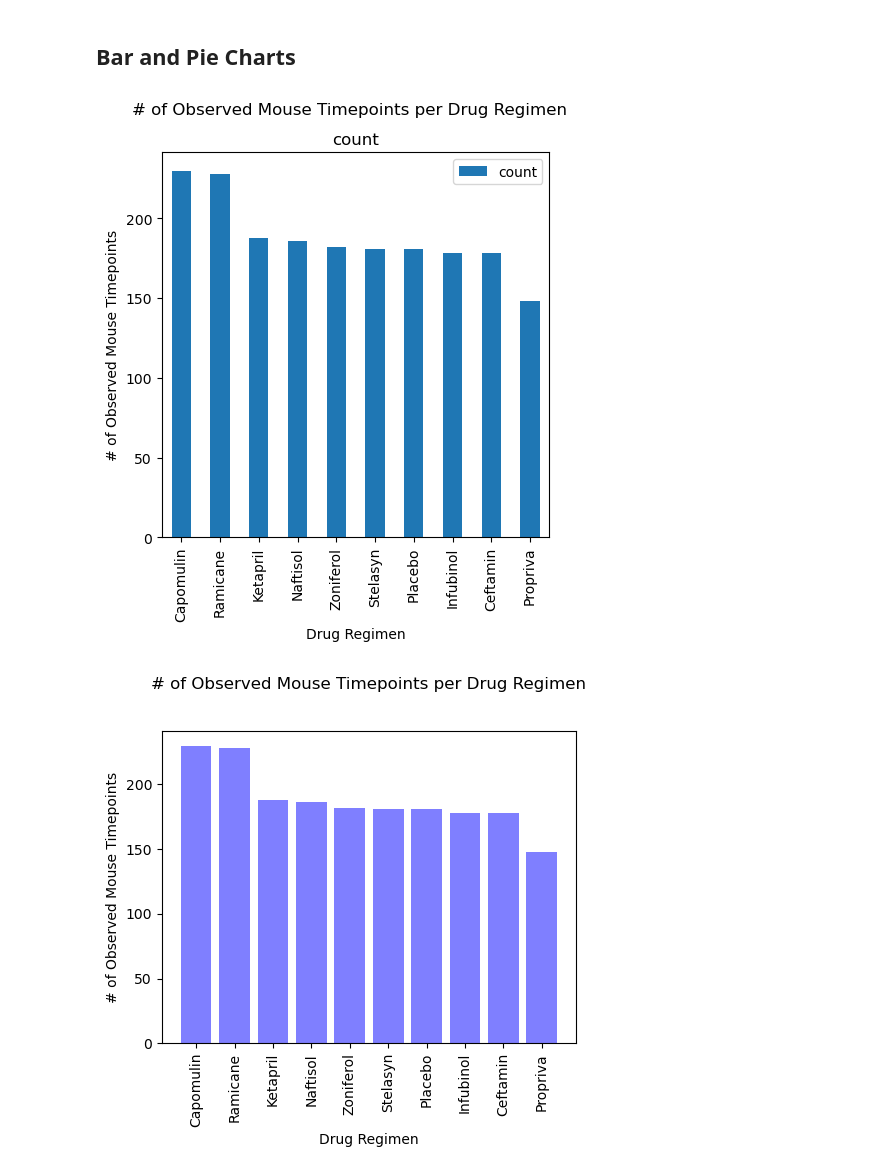
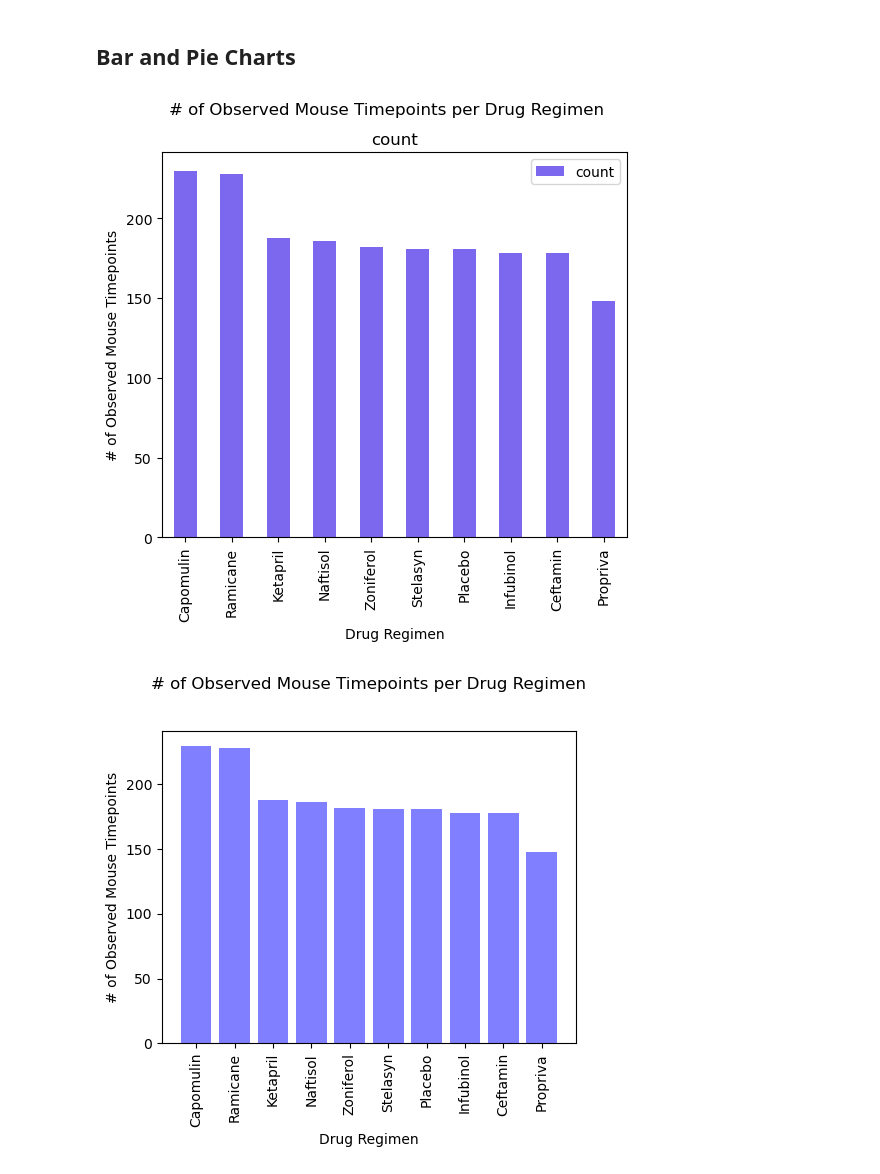
Before and after one commit to aocanoni/Module-5-Challenge, a Jupyter notebook: Starter_Code/Pymaceuticals/pymaceuticals_AshleyCanonizado.ipynb, the cells around one changed output. Cells and saved outputs as stored; diff of their text form; code cells hidden in the pictures.

```diff
--- a/Starter_Code/Pymaceuticals/pymaceuticals_AshleyCanonizado.ipynb
+++ b/Starter_Code/Pymaceuticals/pymaceuticals_AshleyCanonizado.ipynb
@@ -169,12 +174,12 @@ adv_summary_stats
 # %%
 # Generate a bar plot showing the total number of rows (Mouse ID/Timepoints) for each drug regimen using Pandas.
 
 numID_per_Drug = clean_df["Drug Regimen"].value_counts()
 numID_per_Drug_df = pd.DataFrame(numID_per_Drug)
 
-numID_per_Drug_df.plot(kind="bar", figsize=(5, 5), title= "# of Observed Mouse Timepoints per Drug Regimen", ylabel = "# of Observed Mouse Timepoints", xlabel = "Drug Regimen", subplots = True);
+numID_per_Drug_df.plot(kind="bar", figsize=(6, 5), title= "# of Observed Mouse Timepoints per Drug Regimen", ylabel = "# of Observed Mouse Timepoints", xlabel = "Drug Regimen", subplots = True, color="mediumslateblue");
 # %% [output]
-[figure, old version]
+[figure, new version]
 # %%
 # Generate a bar plot showing the total number of rows (Mouse ID/Timepoints) for each drug regimen using pyplot.
 x_axis = np.arange(len(numID_per_Drug_df))
```
Also changed, not shown: parts of 5 cells of this notebook, 2 other files.
